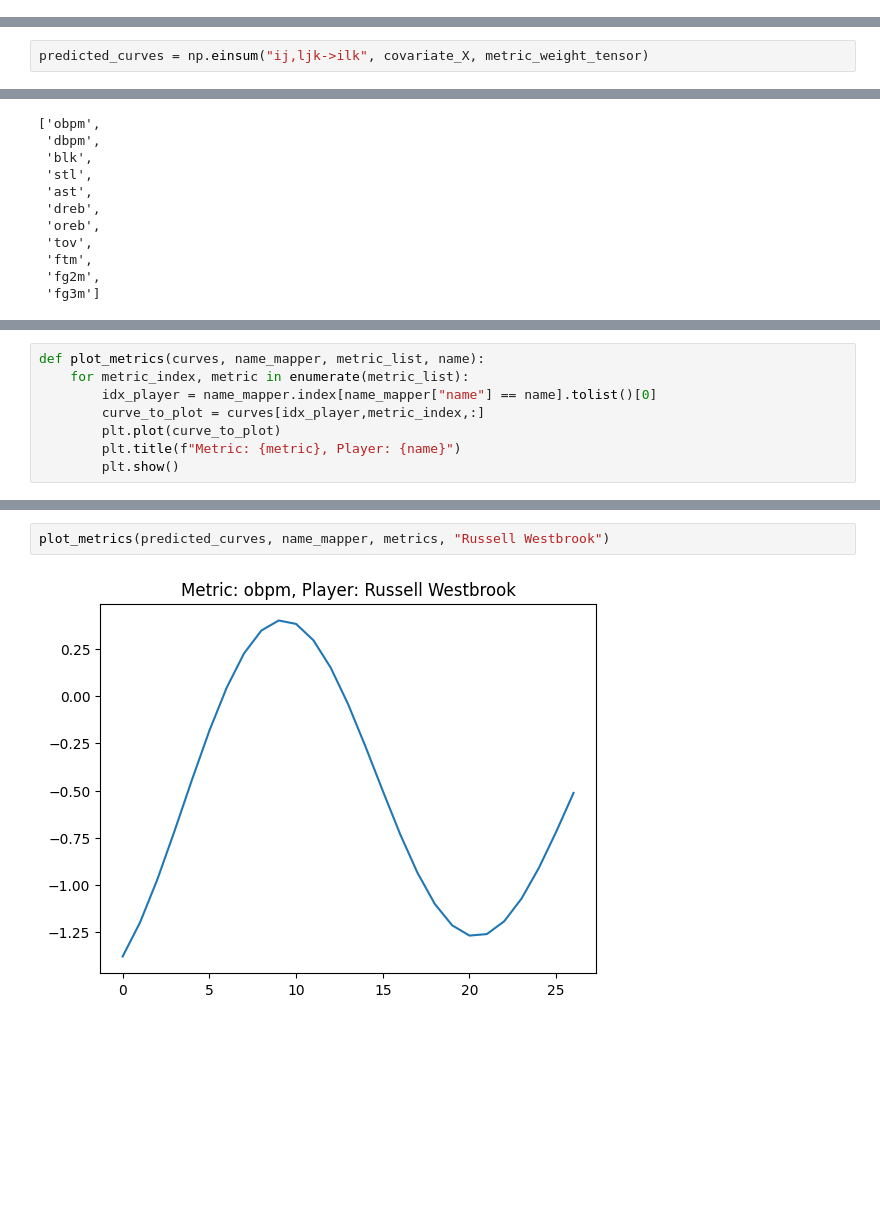
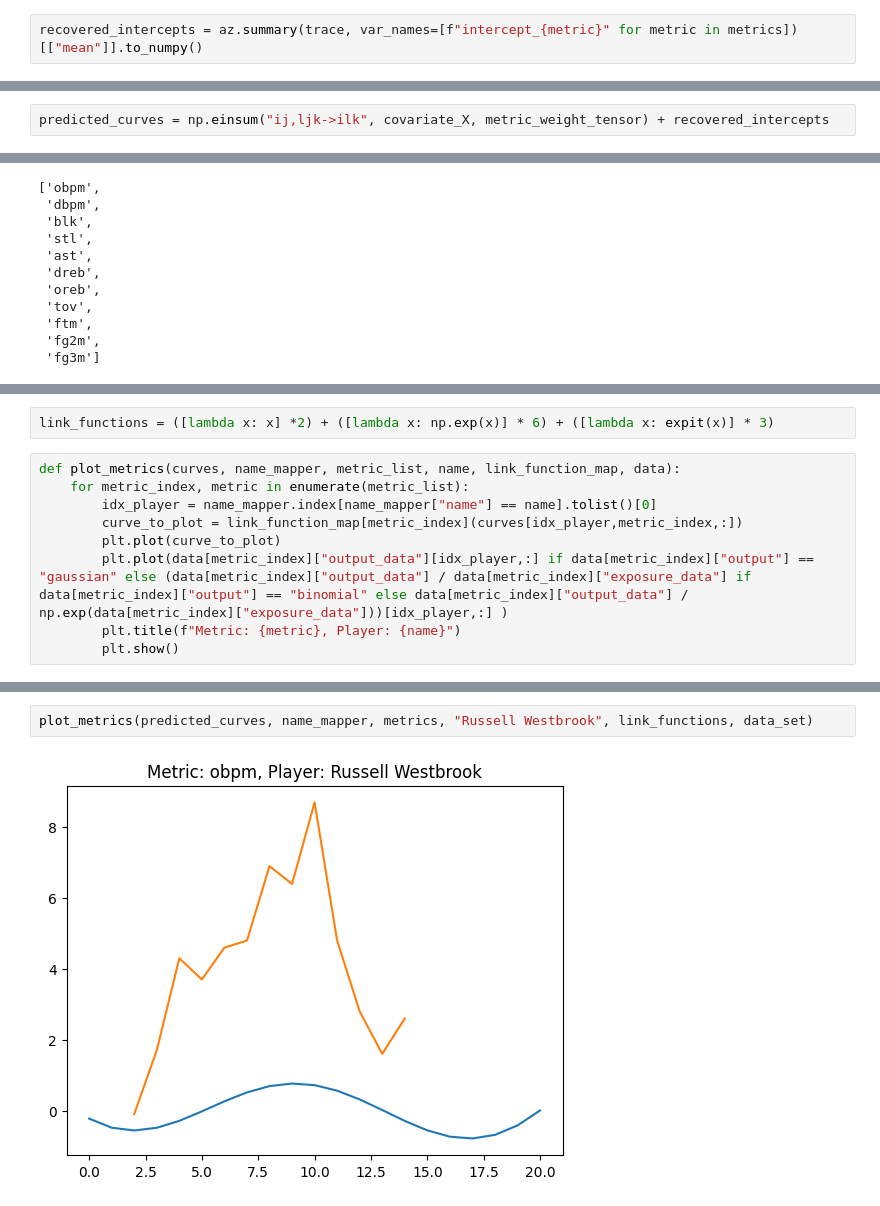
Before and after one commit to abrahme/nba_functional_analysis, a Jupyter notebook: HSGPFunctional.ipynb, the cells around one changed output, grey strips where cells are left out. Cells and saved outputs as stored; diff of their text form; blank space fills up the shorter version.

```diff
--- a/HSGPFunctional.ipynb
+++ b/HSGPFunctional.ipynb
@@ -512,0 +518,2 @@ recovered_basis_weights = [az.summary(trace, var_names = [f"basis_weights_{metri
+# %%
+recovered_intercepts = az.summary(trace, var_names=[f"intercept_{metric}" for metric in metrics])[["mean"]].to_numpy()
@@ -599,2 +624,2 @@ plt.show()
 # %%
-predicted_curves = np.einsum("ij,ljk->ilk", covariate_X, metric_weight_tensor)
+predicted_curves = np.einsum("ij,ljk->ilk", covariate_X, metric_weight_tensor) + recovered_intercepts
@@ -759,8 +785,11 @@ predicted_curves.shape
+# %%
+link_functions = ([lambda x: x] *2) + ([lambda x: np.exp(x)] * 6) + ([lambda x: expit(x)] * 3)
 # %%
-def plot_metrics(curves, name_mapper, metric_list, name):
+def plot_metrics(curves, name_mapper, metric_list, name, link_function_map, data):
     for metric_index, metric in enumerate(metric_list):
         idx_player = name_mapper.index[name_mapper["name"] == name].tolist()[0]
-        curve_to_plot = curves[idx_player,metric_index,:]
+        curve_to_plot = link_function_map[metric_index](curves[idx_player,metric_index,:])
         plt.plot(curve_to_plot)
+        plt.plot(data[metric_index]["output_data"][idx_player,:] if data[metric_index]["output"] == "gaussian" else (data[metric_index]["output_data"] / data[metric_index]["exposure_data"] if data[metric_index]["output"] == "binomial" else data[metric_index]["output_data"] / np.exp(data[metric_index]["exposure_data"]))[idx_player,:] )
         plt.title(f"Metric: {metric}, Player: {name}")
         plt.show()
@@ -767,4 +816,4 @@ def plot_metrics(curves, name_mapper, metric_list, name):
 # %%
-plot_metrics(predicted_curves, name_mapper, metrics, "Russell Westbrook")
+plot_metrics(predicted_curves, name_mapper, metrics, "Russell Westbrook", link_functions, data_set)
 # %% [output]
-[figure, old version]
+[figure, new version]
```
Also changed, not shown: parts of 33 cells of this notebook.
